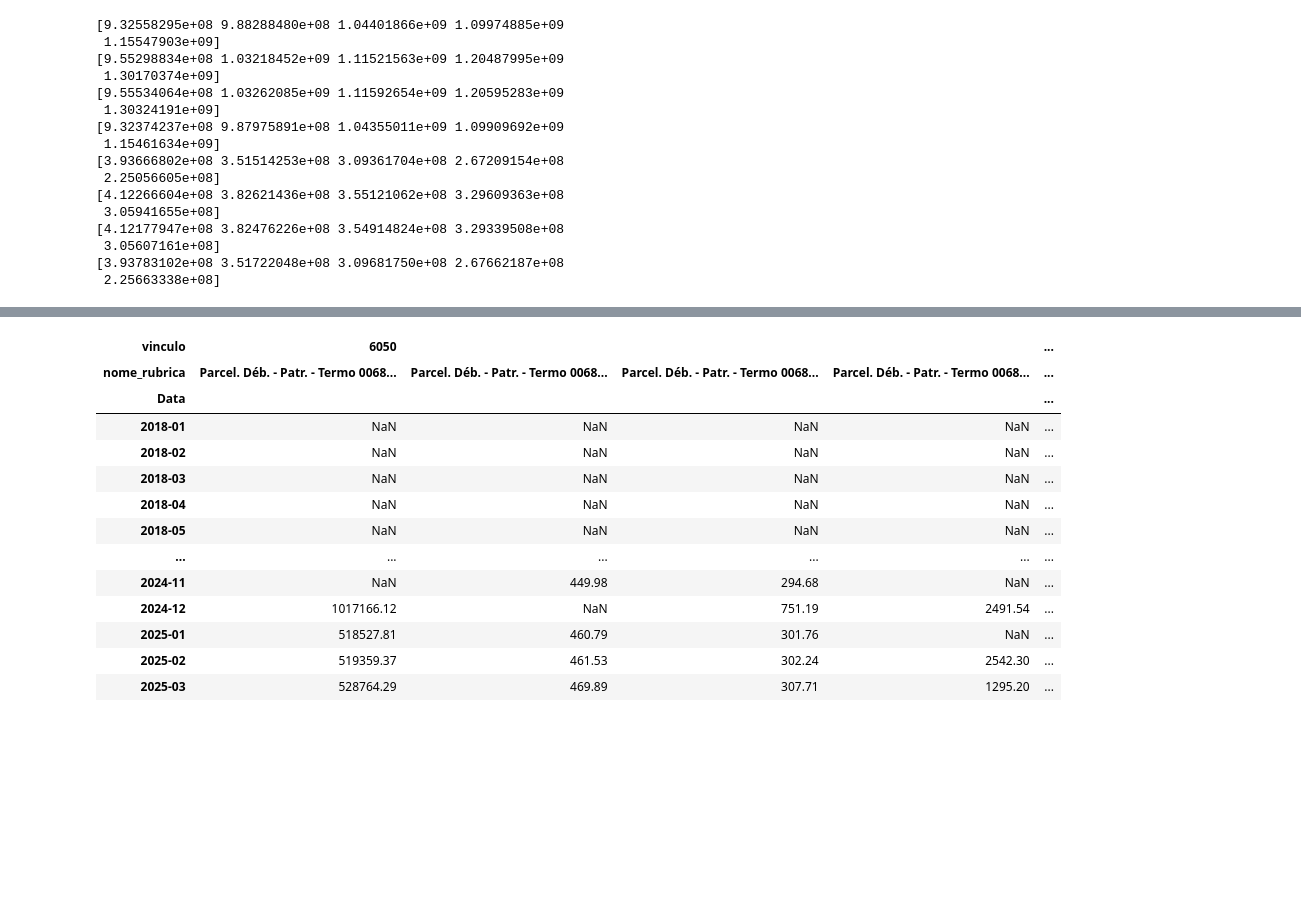
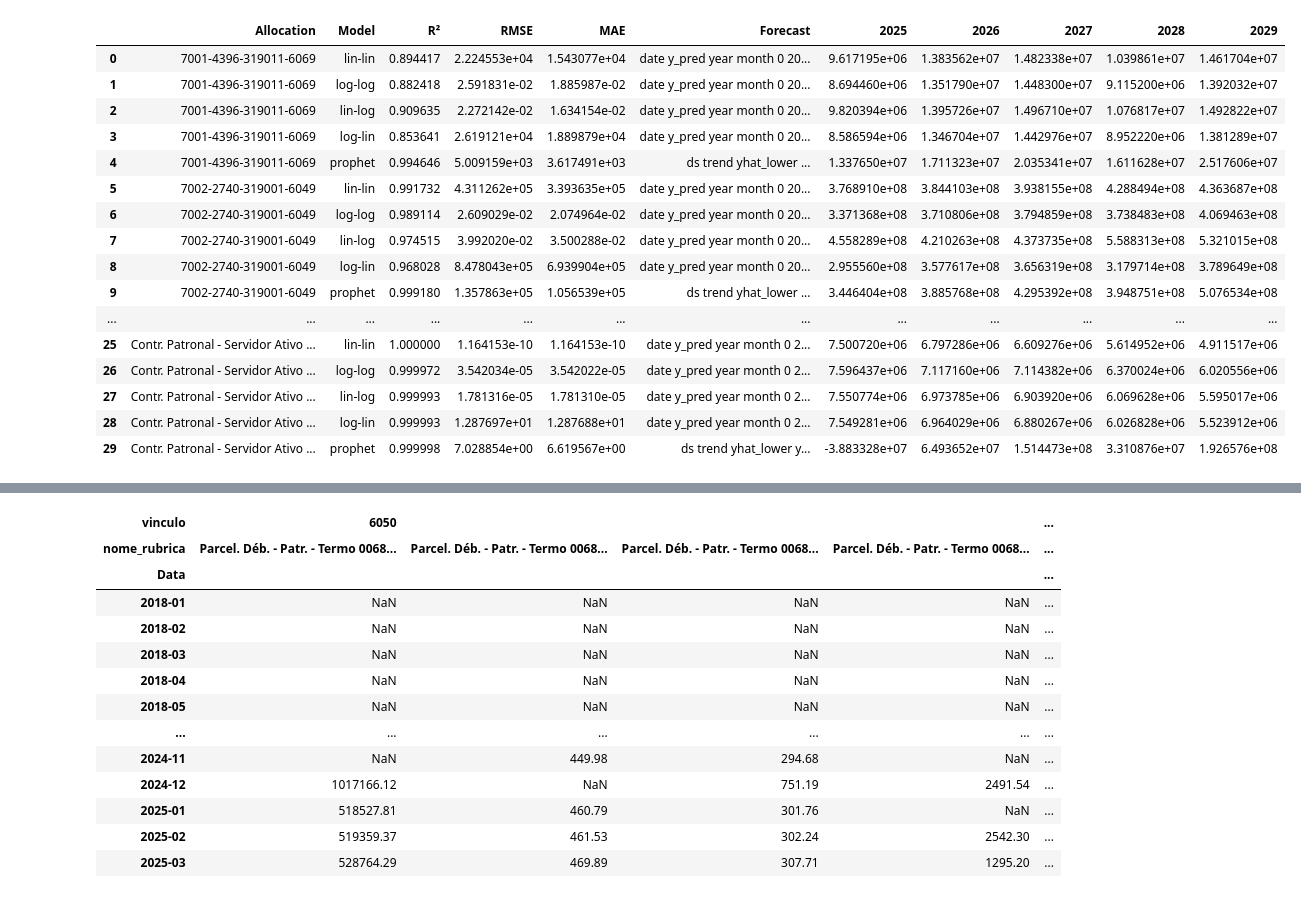
Before and after one commit to TiagoIesbick/dashboard-etl, a Jupyter notebook: budget_forecast_dev.ipynb, the cells around one changed output, grey strips where cells are left out. Cells and saved outputs as stored; diff of their text form; code cells hidden in the pictures; blank space fills up the shorter version.

Commit message:
36 months forecast update

```diff
--- a/budget_forecast_dev.ipynb
+++ b/budget_forecast_dev.ipynb
@@ -509,0 +571,6 @@ def run_models(df: pd.DataFrame, years: list[int], X_prev: pd.DataFrame, start:
+# %%
+models_debug = run_models(moving_averages(df_pred[
+    ['Comp.pagto.', 'T', '7001-4396-319011-6069', '7002-2740-319001-6049', '7003-2771-319001-6050',
+     'Contr. Patronal - Servidor Ativo - Plano em Repartição - Centralizada-6069', 'Contr. Patronal - Servidor Ativo - Plano em Repartição - Centralizada-6049',
+     'Contr. Patronal - Servidor Ativo - Plano em Capitalização - DMAE-6050']
+    ], 36), df_pred, years, X_prev, start, months, month_diff, '36')
@@ -510 +604,21 @@ def run_models(df: pd.DataFrame, years: list[int], X_prev: pd.DataFrame, start:
+# %%
+models_debug
+# %% [output]
+|  | Allocation | Model | R² | RMSE | MAE | Forecast | 2025 | 2026 | 2027 | 2028 | 2029 |
+| 0 | 7001-4396-319011-6069 | lin-lin | 0.894417 | 2.224553e+04 | 1.543077e+04 | date y_pred year month 0 20... | 9.617195e+06 | 1.383562e+07 | 1.482338e+07 | 1.039861e+07 | 1.461704e+07 |
+| 1 | 7001-4396-319011-6069 | log-log | 0.882418 | 2.591831e-02 | 1.885987e-02 | date y_pred year month 0 20... | 8.694460e+06 | 1.351790e+07 | 1.448300e+07 | 9.115200e+06 | 1.392032e+07 |
+| 2 | 7001-4396-319011-6069 | lin-log | 0.909635 | 2.272142e-02 | 1.634154e-02 | date y_pred year month 0 20... | 9.820394e+06 | 1.395726e+07 | 1.496710e+07 | 1.076817e+07 | 1.492822e+07 |
+| 3 | 7001-4396-319011-6069 | log-lin | 0.853641 | 2.619121e+04 | 1.889879e+04 | date y_pred year month 0 20... | 8.586594e+06 | 1.346704e+07 | 1.442976e+07 | 8.952220e+06 | 1.381289e+07 |
+| 4 | 7001-4396-319011-6069 | prophet | 0.994646 | 5.009159e+03 | 3.617491e+03 | ds trend yhat_lower ... | 1.337650e+07 | 1.711323e+07 | 2.035341e+07 | 1.611628e+07 | 2.517606e+07 |
+| 5 | 7002-2740-319001-6049 | lin-lin | 0.991732 | 4.311262e+05 | 3.393635e+05 | date y_pred year month 0 20... | 3.768910e+08 | 3.844103e+08 | 3.938155e+08 | 4.288494e+08 | 4.363687e+08 |
+| 6 | 7002-2740-319001-6049 | log-log | 0.989114 | 2.609029e-02 | 2.074964e-02 | date y_pred year month 0 20... | 3.371368e+08 | 3.710806e+08 | 3.794859e+08 | 3.738483e+08 | 4.069463e+08 |
+| 7 | 7002-2740-319001-6049 | lin-log | 0.974515 | 3.992020e-02 | 3.500288e-02 | date y_pred year month 0 20... | 4.558289e+08 | 4.210263e+08 | 4.373735e+08 | 5.588313e+08 | 5.321015e+08 |
+| 8 | 7002-2740-319001-6049 | log-lin | 0.968028 | 8.478043e+05 | 6.939904e+05 | date y_pred year month 0 20... | 2.955560e+08 | 3.577617e+08 | 3.656319e+08 | 3.179714e+08 | 3.789649e+08 |
+| 9 | 7002-2740-319001-6049 | prophet | 0.999180 | 1.357863e+05 | 1.056539e+05 | ds trend yhat_lower ... | 3.446404e+08 | 3.885768e+08 | 4.295392e+08 | 3.948751e+08 | 5.076534e+08 |
+| ... | ... | ... | ... | ... | ... | ... | ... | ... | ... | ... | ... |
+| 25 | Contr. Patronal - Servidor Ativo ... | lin-lin | 1.000000 | 1.164153e-10 | 1.164153e-10 | date y_pred year month 0 2... | 7.500720e+06 | 6.797286e+06 | 6.609276e+06 | 5.614952e+06 | 4.911517e+06 |
+| 26 | Contr. Patronal - Servidor Ativo ... | log-log | 0.999972 | 3.542034e-05 | 3.542022e-05 | date y_pred year month 0 2... | 7.596437e+06 | 7.117160e+06 | 7.114382e+06 | 6.370024e+06 | 6.020556e+06 |
+| 27 | Contr. Patronal - Servidor Ativo ... | lin-log | 0.999993 | 1.781316e-05 | 1.781310e-05 | date y_pred year month 0 2... | 7.550774e+06 | 6.973785e+06 | 6.903920e+06 | 6.069628e+06 | 5.595017e+06 |
+| 28 | Contr. Patronal - Servidor Ativo ... | log-lin | 0.999993 | 1.287697e+01 | 1.287688e+01 | date y_pred year month 0 2... | 7.549281e+06 | 6.964029e+06 | 6.880267e+06 | 6.026828e+06 | 5.523912e+06 |
+| 29 | Contr. Patronal - Servidor Ativo ... | prophet | 0.999998 | 7.028854e+00 | 6.619567e+00 | ds trend yhat_lower y... | -3.883328e+07 | 6.493652e+07 | 1.514473e+08 | 3.310876e+07 | 1.926576e+08 |
 # %%
@@ -691,36 +812,40 @@ def run_simple_linear_model(X: np.ndarray | pd.DataFrame, y: np.ndarray | pd.Ser
 # %%
 # getting the contribution wages
 df_contrib = pd.read_excel(r'/content/drive/MyDrive/Dashboard_data/utils/contribution_wages-2018_2024.xlsx')
+
+df_models = pd.DataFrame({
+      'Allocation': pd.Series(dtype='object'),
+      'Model': pd.Series(dtype='object'),
+      'R²': pd.Series(dtype='float'),
+      'RMSE': pd.Series(dtype='float'),
+      'MAE': pd.Series(dtype='float'),
+      **{year: pd.Series(dtype='float') for year in years}
+  })
 
 for col in df_contrib.drop(columns='Comp.pagto.'):
   X = df_contrib['Comp.pagto.'].values.reshape(-1,1)
   y = df_contrib[col]
 
   # lin-lin
-  run_simple_linear_model(X, y, 'lin-lin', col)
+  df_models = run_simple_linear_model(X, y, 'lin-lin', col, df_models)
 
   # log-log
-  run_simple_linear_model(np.log(X), np.log(y), 'log-log', col)
+  df_models = run_simple_linear_model(np.log(X), np.log(y), 'log-log', col, df_models)
 
   # lin-log
-  run_simple_linear_model(X, np.log(y), 'lin-log', col)
+  df_models = run_simple_linear_model(X, np.log(y), 'lin-log', col, df_models)
 
   # log-lin
-  run_simple_linear_model(np.log(X), y, 'log-lin', col)
+  df_models = run_simple_linear_model(np.log(X), y, 'log-lin', col, df_models)
+
+# models_normalized = df_models.groupby('Allocation').apply(normalizes_calculates_score, include_groups=False)
+# models_normalized.reset_index(inplace=True)
+# models_normalized.drop(columns=['level_1'], inplace=True)
+# chosen_models = (
+#     models_normalized
+#     .sort_values('score', ascending=False)
+#     .groupby('Allocation')
+#     .first()
+# )
+
+chosen_models = choose_models(df_models, rename_level=False)
-# %% [output]
-[9.32558295e+08 9.88288480e+08 1.04401866e+09 1.09974885e+09
- 1.15547903e+09]
-[9.55298834e+08 1.03218452e+09 1.11521563e+09 1.20487995e+09
- 1.30170374e+09]
-[9.55534064e+08 1.03262085e+09 1.11592654e+09 1.20595283e+09
- 1.30324191e+09]
-[9.32374237e+08 9.87975891e+08 1.04355011e+09 1.09909692e+09
- 1.15461634e+09]
-[3.93666802e+08 3.51514253e+08 3.09361704e+08 2.67209154e+08
- 2.25056605e+08]
-[4.12266604e+08 3.82621436e+08 3.55121062e+08 3.29609363e+08
- 3.05941655e+08]
-[4.12177947e+08 3.82476226e+08 3.54914824e+08 3.29339508e+08
- 3.05607161e+08]
-[3.93783102e+08 3.51722048e+08 3.09681750e+08 2.67662187e+08
- 2.25663338e+08]
```
Also changed, not shown: parts of 36 cells of this notebook.
